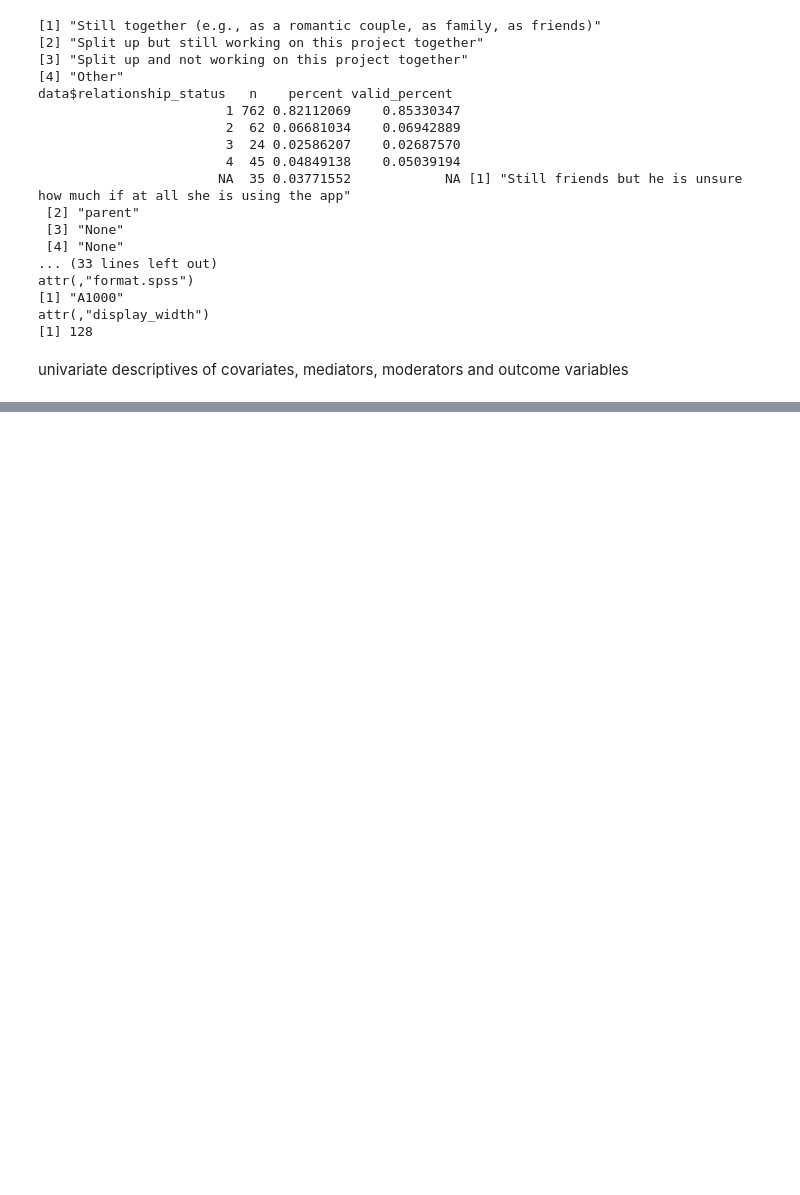
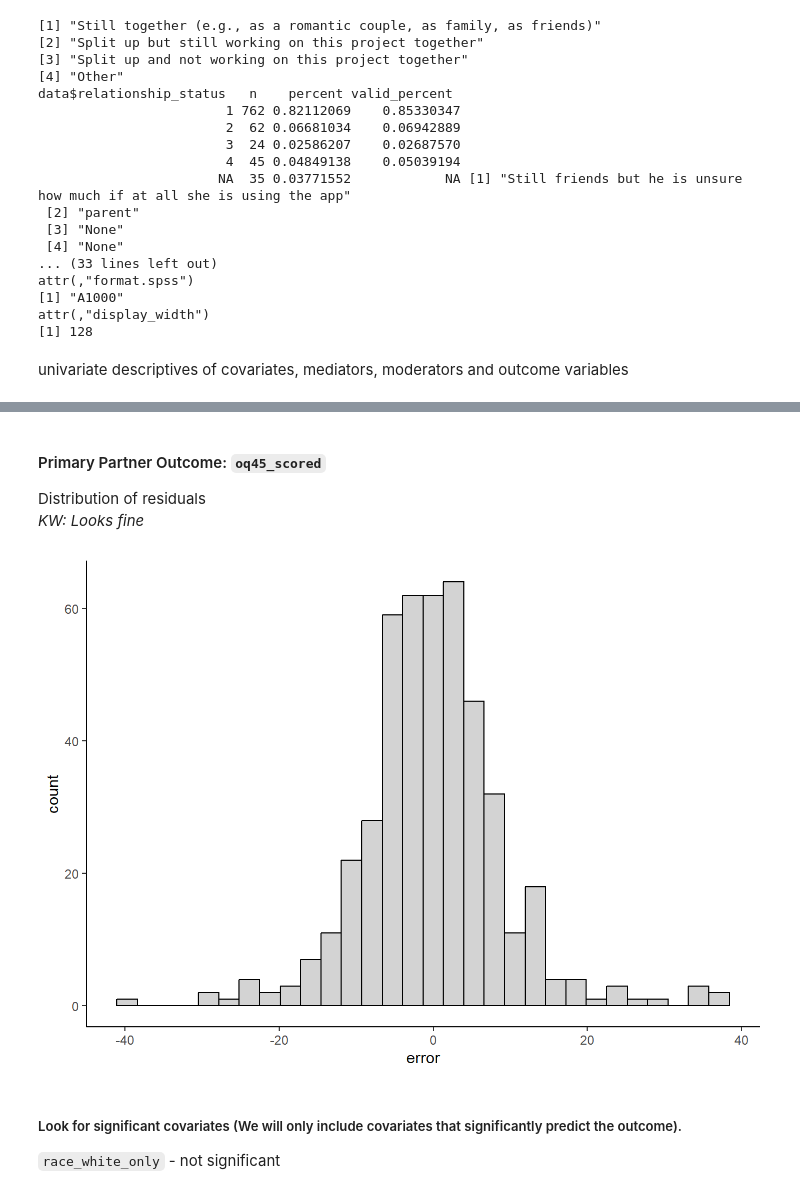
Before and after one commit to KendraPaquette/study_famchess, a Jupyter notebook: notebooks/eda.embed.ipynb, the cells around one changed output, grey strips where cells are left out. Saved outputs shown, nothing was run; the diff lists cells and outputs as text; code cells hidden in the pictures; blank space fills up the shorter version.

```diff
--- a/notebooks/eda.embed.ipynb
+++ b/notebooks/eda.embed.ipynb
@@ -602,0 +807,18 @@ Check distribution of residuals
+# %% [markdown]
+#### Primary Partner Outcome: `oq45_scored`
+
+Distribution of residuals
+*KW: Looks fine*
+# %%
+model_partner_prim <- lmer(oq45_scored ~ time_c*arm_c + oq45_0 +
+                             (1 + time_c | study_id), data = subset(data, dyad == 1))
+
+tibble(error = residuals(model_partner_prim)) |>
+  ggplot(aes(x = error)) +
+  geom_histogram(color = "black", fill = "light grey", bins = 30)
+# %% [output]
+[figure, added]
+# %% [markdown]
+##### Look for significant covariates (We will only include covariates that significantly predict the outcome).
+
+`race_white_only` - not significant
```
Also changed, not shown: parts of 68 cells of this notebook, 21 other files.
